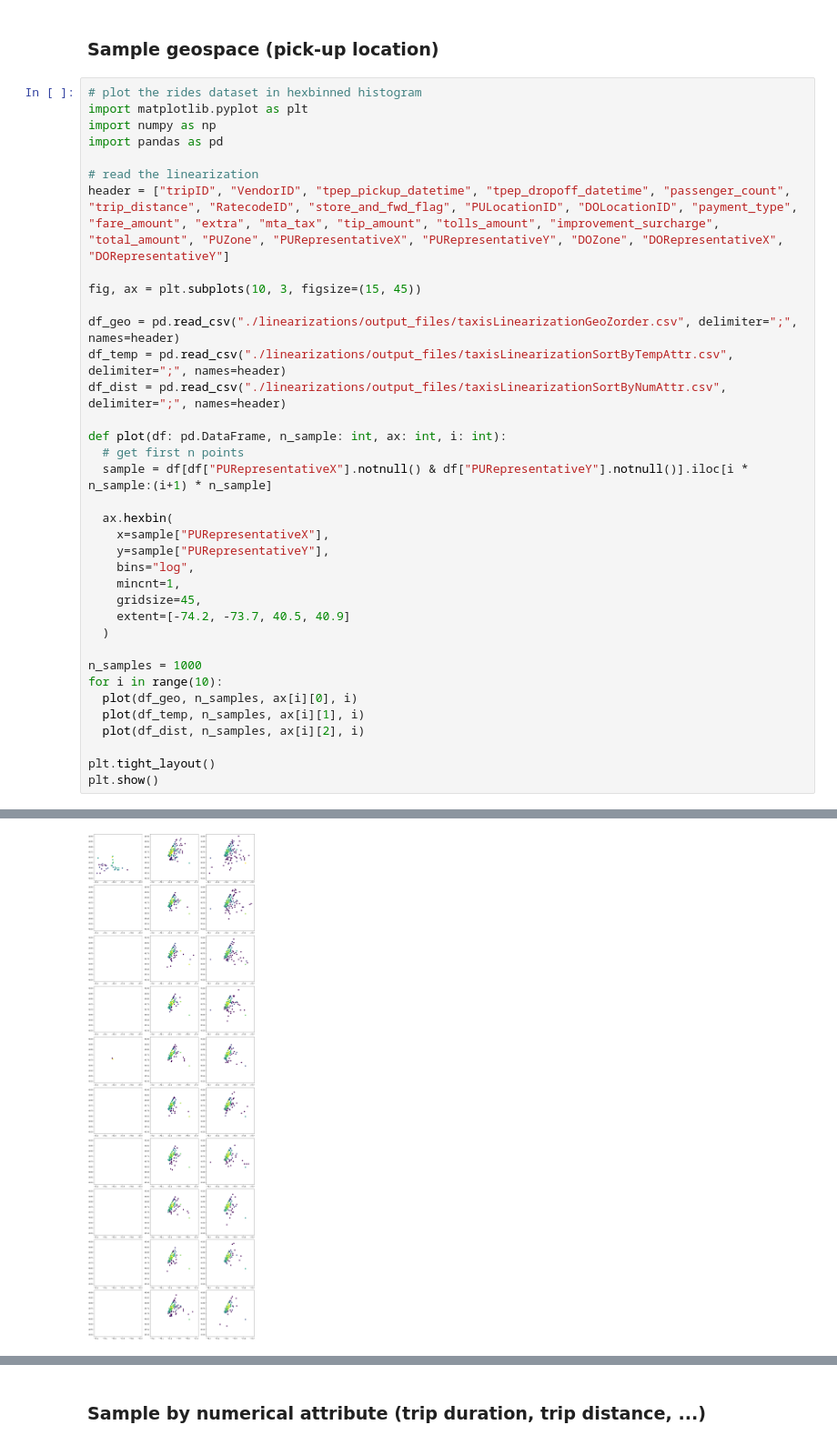
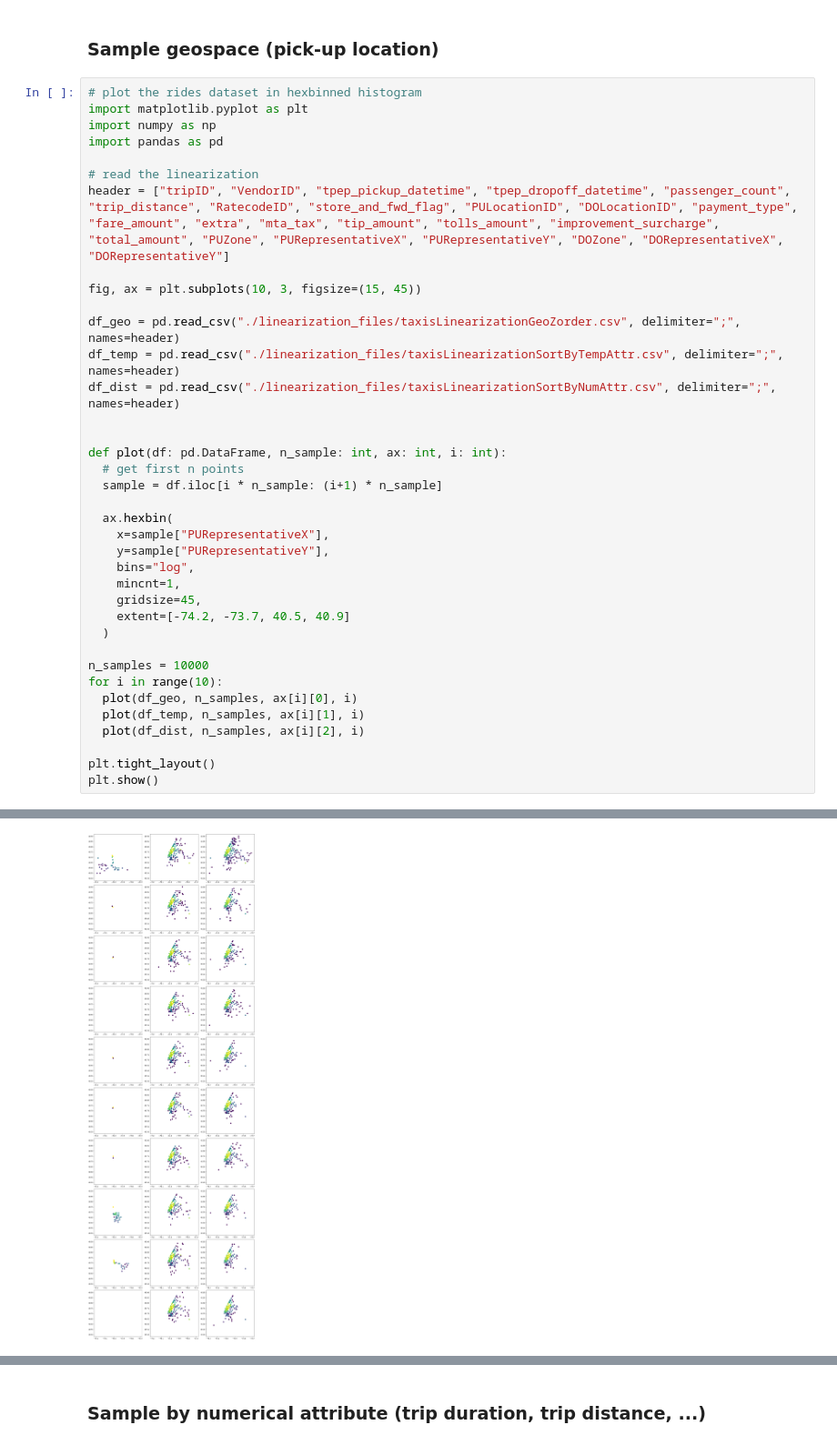
Before and after one commit to vis-au/prosample, a Jupyter notebook: server/pipeline/figures.ipynb, the cells around one changed output, grey strips where cells are left out. Shown at 91% size. Drawn from its saved outputs; the diff is of its cells as text.

```diff
--- a/server/pipeline/figures.ipynb
+++ b/server/pipeline/figures.ipynb
@@ -195,13 +195,14 @@ header = ["tripID", "VendorID", "tpep_pickup_datetime", "tpep_dropoff_datetime",
 
 fig, ax = plt.subplots(10, 3, figsize=(15, 45))
 
-df_geo = pd.read_csv("./linearizations/output_files/taxisLinearizationGeoZorder.csv", delimiter=";", names=header)
-df_temp = pd.read_csv("./linearizations/output_files/taxisLinearizationSortByTempAttr.csv", delimiter=";", names=header)
-df_dist = pd.read_csv("./linearizations/output_files/taxisLinearizationSortByNumAttr.csv", delimiter=";", names=header)
+df_geo = pd.read_csv("./linearization_files/taxisLinearizationGeoZorder.csv", delimiter=";", names=header)
+df_temp = pd.read_csv("./linearization_files/taxisLinearizationSortByTempAttr.csv", delimiter=";", names=header)
+df_dist = pd.read_csv("./linearization_files/taxisLinearizationSortByNumAttr.csv", delimiter=";", names=header)
+
 
 def plot(df: pd.DataFrame, n_sample: int, ax: int, i: int):
   # get first n points
-  sample = df[df["PURepresentativeX"].notnull() & df["PURepresentativeY"].notnull()].iloc[i * n_sample:(i+1) * n_sample]
+  sample = df.iloc[i * n_sample: (i+1) * n_sample]
 
   ax.hexbin(
     x=sample["PURepresentativeX"],
@@ -212,7 +213,7 @@ def plot(df: pd.DataFrame, n_sample: int, ax: int, i: int):
     extent=[-74.2, -73.7, 40.5, 40.9]
   )
 
-n_samples = 1000
+n_samples = 10000
 for i in range(10):
   plot(df_geo, n_samples, ax[i][0], i)
   plot(df_temp, n_samples, ax[i][1], i)
@@ -241 +225 @@ plt.show()
-[figure, old version]
+[figure, new version]
```
Also changed, not shown: parts of 3 cells of this notebook, 5 other files.
